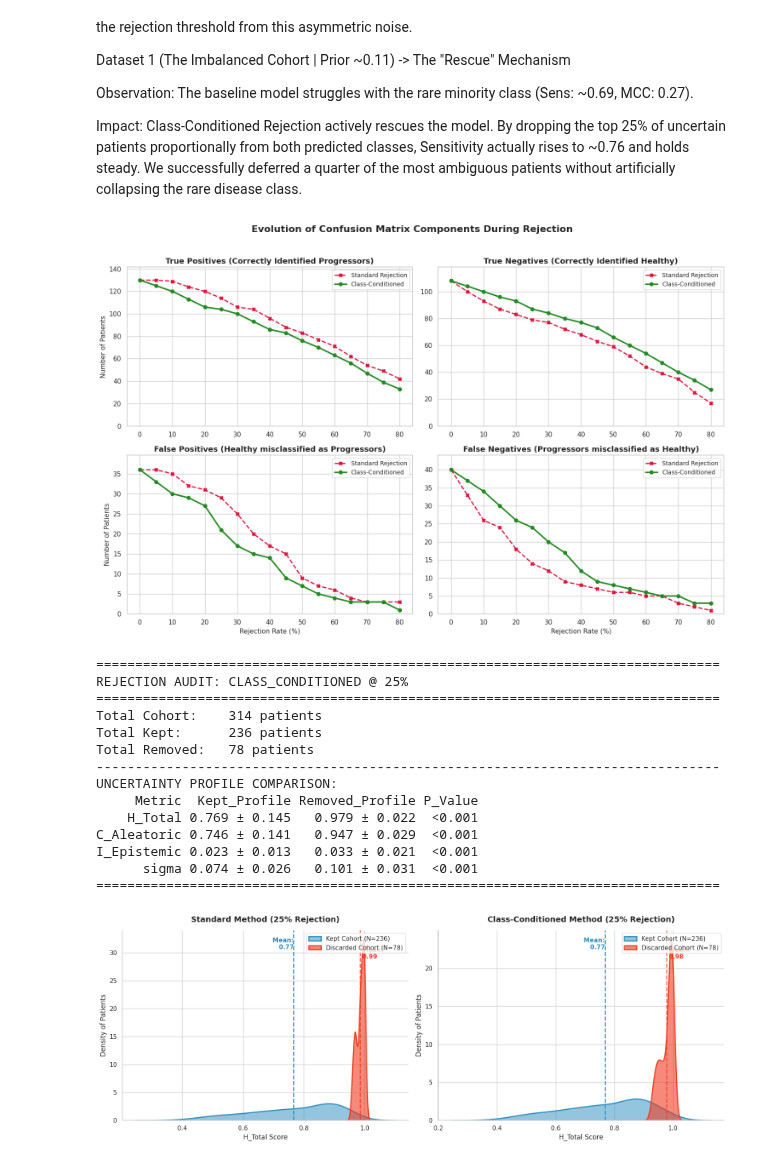
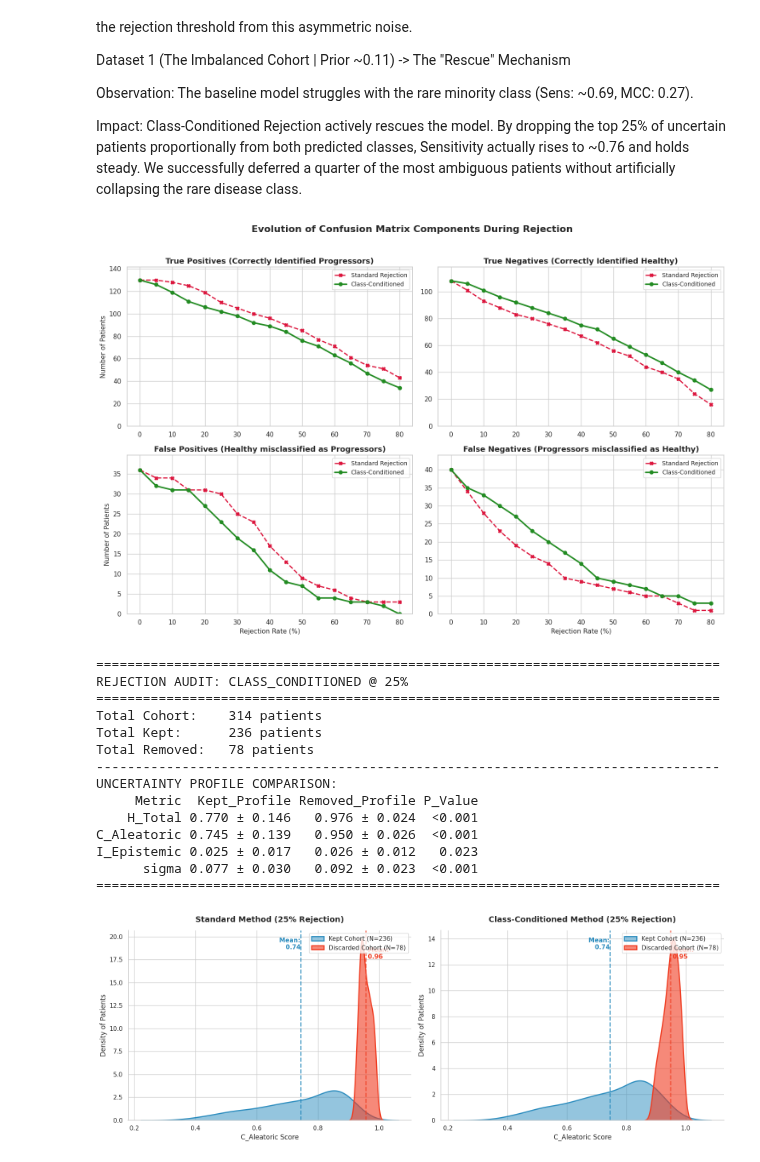
Before and after one commit to endrwalter/uncertainty_ml, a Jupyter notebook: code_uncertainty/main_ad_bl_36m.ipynb, the cells around one changed output. Cells and saved outputs as stored; diff of their text form; code cells hidden in the pictures.

```diff
--- a/code_uncertainty/main_ad_bl_36m.ipynb
+++ b/code_uncertainty/main_ad_bl_36m.ipynb
@@ -153,9 +151,9 @@ from lib.plots import plot_comprehensive_rejection_dashboard
 
 
 optimal_threshold = patients_stats_copy['label'].mean()
-dashboard_results = plot_comprehensive_rejection_dashboard(patients_stats_copy, threshold=optimal_threshold)
+dashboard_results = plot_comprehensive_rejection_dashboard(patients_stats_copy, uncertainty_col='C_Aleatoric', threshold=optimal_threshold)
 # %% [output]
-[figure, old version]
+[figure, new version]
 # %%
 
 from lib.utils import extract_and_analyze_rejection
@@ -169,7 +167,7 @@ kept_df, removed_df, uncertainty_stats = extract_and_analyze_rejection(
      prior_threshold=optimal_threshold,
      rate=25,
      method='class_conditioned',
-     sort_col='H_Total',
+     sort_col='C_Aleatoric',
      uncertainty_cols=['H_Total', 'C_Aleatoric', 'I_Epistemic', 'sigma']
 )
 # %% [output]
@@ -182,19 +180,19 @@ Total Removed:   78 patients
 --------------------------------------------------------------------------------
 UNCERTAINTY PROFILE COMPARISON:
      Metric  Kept_Profile Removed_Profile P_Value
-    H_Total 0.769 ± 0.145   0.979 ± 0.022  <0.001
-C_Aleatoric 0.746 ± 0.141   0.947 ± 0.029  <0.001
-I_Epistemic 0.023 ± 0.013   0.033 ± 0.021  <0.001
-      sigma 0.074 ± 0.026   0.101 ± 0.031  <0.001
+    H_Total 0.770 ± 0.146   0.976 ± 0.024  <0.001
+C_Aleatoric 0.745 ± 0.139   0.950 ± 0.026  <0.001
+I_Epistemic 0.025 ± 0.017   0.026 ± 0.012   0.023
+      sigma 0.077 ± 0.030   0.092 ± 0.023  <0.001
 ================================================================================
 # %%
 
 
 from lib.plots import plot_side_by_side_distributions
 
 
 # --- Example Usage ---
 optimal_threshold = patients_stats_copy['label'].mean()
-plot_side_by_side_distributions(patients_stats_copy, threshold=optimal_threshold, rate=25)
+plot_side_by_side_distributions(patients_stats_copy, uncertainty_col='C_Aleatoric', threshold=optimal_threshold, rate=25)
 # %% [output]
-[figure, old version]
+[figure, new version]
```
Also changed, not shown: parts of 5 cells of this notebook, 3 other files.
